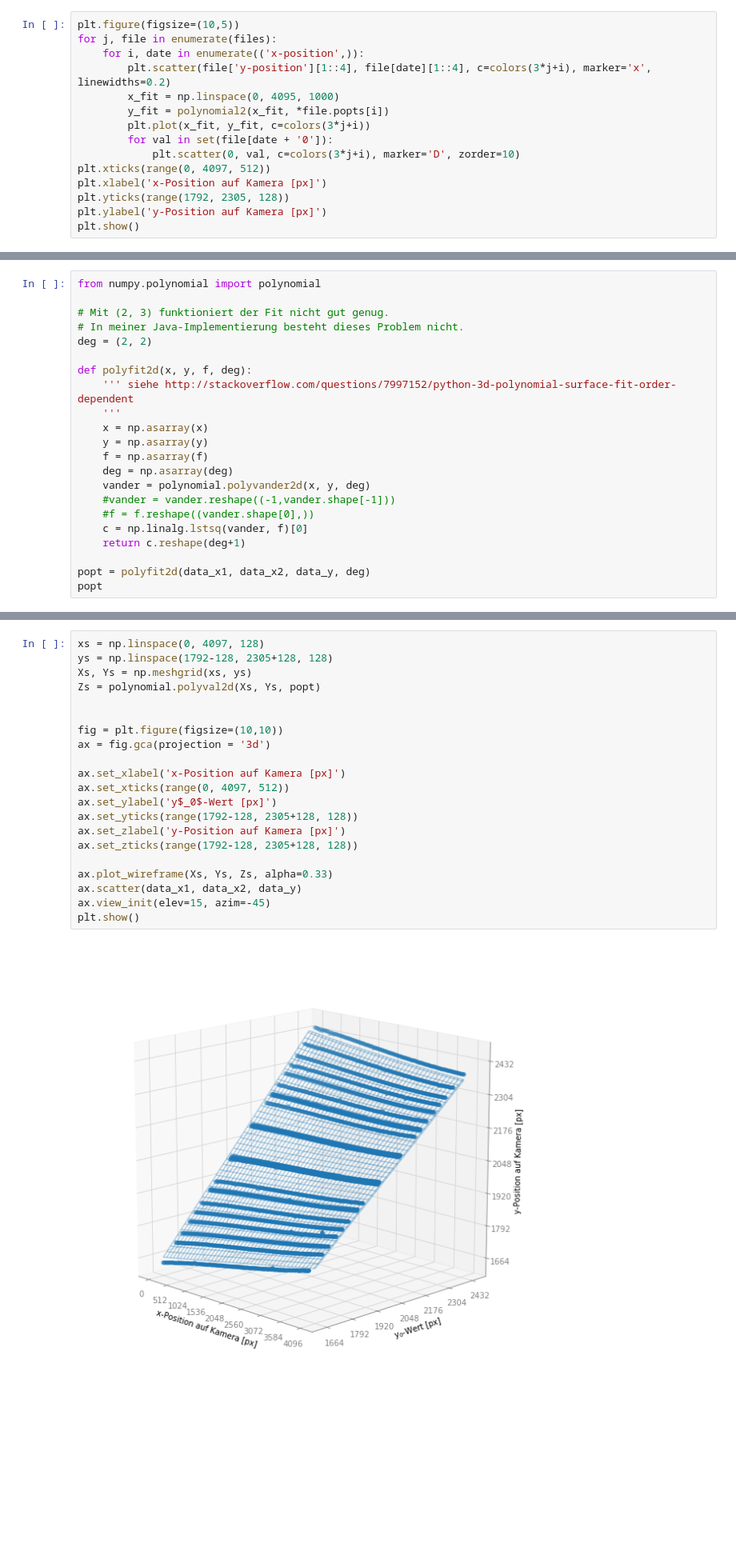
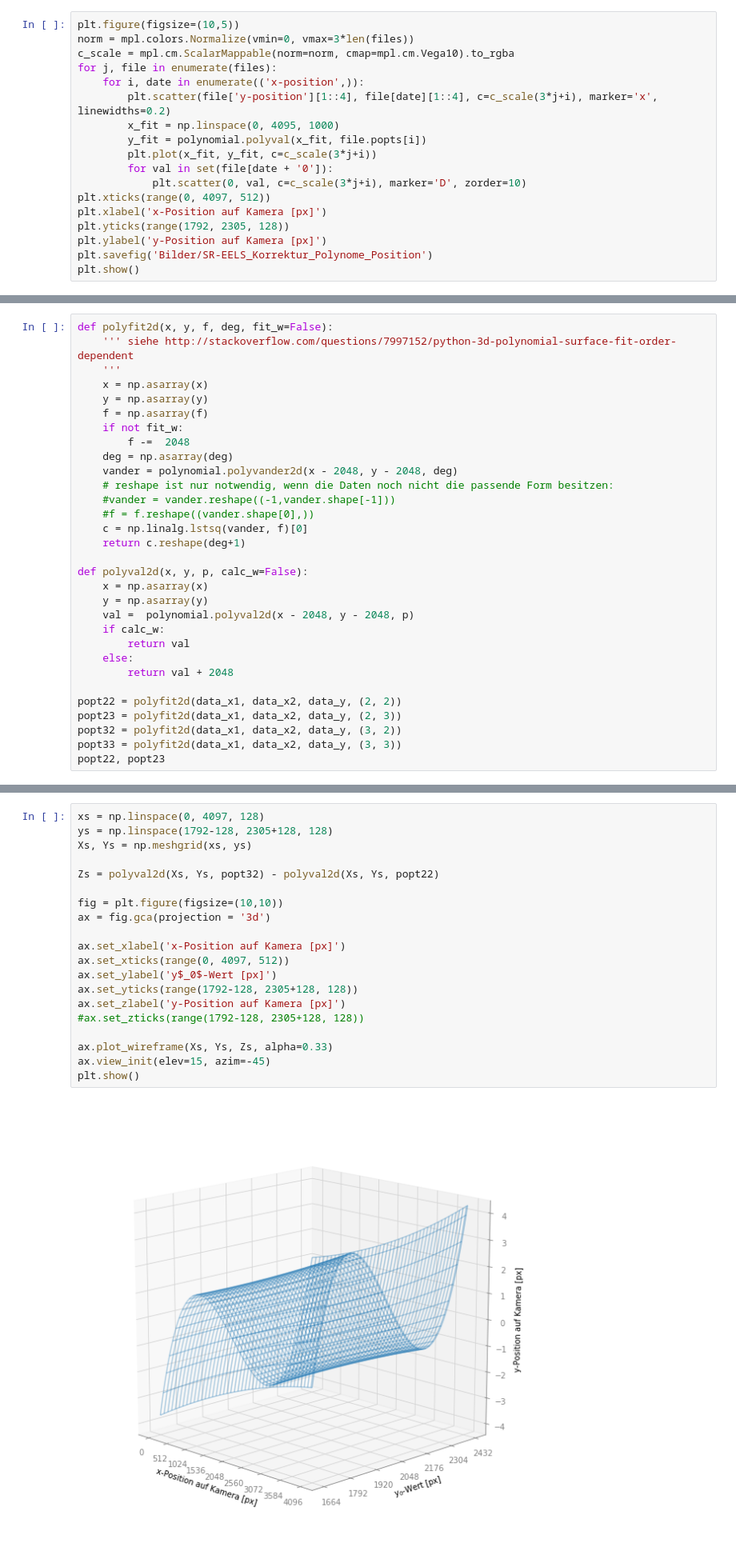
Before and after one commit to m-entrup/Dissertation, a Jupyter notebook: Jupyter-Notebooks/Kapitel3/SR-EELS-Korrektur.ipynb, the cells around one changed output, grey strips where cells are left out. Shown at 80% size. Cells and saved outputs as stored; diff of their text form; blank space fills up the shorter version.

```diff
--- a/Jupyter-Notebooks/Kapitel3/SR-EELS-Korrektur.ipynb
+++ b/Jupyter-Notebooks/Kapitel3/SR-EELS-Korrektur.ipynb
@@ -66,16 +76,19 @@ for date in ('x-position', 'left-position', 'right-position'):
 # %%
 plt.figure(figsize=(10,5))
+norm = mpl.colors.Normalize(vmin=0, vmax=3*len(files))
+c_scale = mpl.cm.ScalarMappable(norm=norm, cmap=mpl.cm.Vega10).to_rgba
 for j, file in enumerate(files):
     for i, date in enumerate(('x-position',)):
-        plt.scatter(file['y-position'][1::4], file[date][1::4], c=colors(3*j+i), marker='x', linewidths=0.2)
+        plt.scatter(file['y-position'][1::4], file[date][1::4], c=c_scale(3*j+i), marker='x', linewidths=0.2)
         x_fit = np.linspace(0, 4095, 1000)
-        y_fit = polynomial2(x_fit, *file.popts[i])
-        plt.plot(x_fit, y_fit, c=colors(3*j+i))
+        y_fit = polynomial.polyval(x_fit, file.popts[i])
+        plt.plot(x_fit, y_fit, c=c_scale(3*j+i))
         for val in set(file[date + '0']):
-            plt.scatter(0, val, c=colors(3*j+i), marker='D', zorder=10)
+            plt.scatter(0, val, c=c_scale(3*j+i), marker='D', zorder=10)
 plt.xticks(range(0, 4097, 512))
 plt.xlabel('x-Position auf Kamera [px]')
 plt.yticks(range(1792, 2305, 128))
 plt.ylabel('y-Position auf Kamera [px]')
+plt.savefig('Bilder/SR-EELS_Korrektur_Polynome_Position')
 plt.show()
 # %% [output]
@@ -107,23 +132,32 @@ plt.show()
 # %%
-from numpy.polynomial import polynomial
-
-# Mit (2, 3) funktioniert der Fit nicht gut genug.
-# In meiner Java-Implementierung besteht dieses Problem nicht.
-deg = (2, 2)
-
-def polyfit2d(x, y, f, deg):
+def polyfit2d(x, y, f, deg, fit_w=False):
     ''' siehe http://stackoverflow.com/questions/7997152/python-3d-polynomial-surface-fit-order-dependent
     '''
     x = np.asarray(x)
     y = np.asarray(y)
     f = np.asarray(f)
+    if not fit_w:
+        f -=  2048
     deg = np.asarray(deg)
-    vander = polynomial.polyvander2d(x, y, deg)
+    vander = polynomial.polyvander2d(x - 2048, y - 2048, deg)
+    # reshape ist nur notwendig, wenn die Daten noch nicht die passende Form besitzen:
     #vander = vander.reshape((-1,vander.shape[-1]))
     #f = f.reshape((vander.shape[0],))
     c = np.linalg.lstsq(vander, f)[0]
     return c.reshape(deg+1)
 
-popt = polyfit2d(data_x1, data_x2, data_y, deg)
-popt
+def polyval2d(x, y, p, calc_w=False):
+    x = np.asarray(x)
+    y = np.asarray(y)
+    val =  polynomial.polyval2d(x - 2048, y - 2048, p)
+    if calc_w:
+        return val
+    else:
+        return val + 2048
+
+popt22 = polyfit2d(data_x1, data_x2, data_y, (2, 2))
+popt23 = polyfit2d(data_x1, data_x2, data_y, (2, 3))
+popt32 = polyfit2d(data_x1, data_x2, data_y, (3, 2))
+popt33 = polyfit2d(data_x1, data_x2, data_y, (3, 3))
+popt22, popt23
 # %% [output]
@@ -133,23 +177,22 @@ array([[ -6.53200512e-03,   1.00000628e+00,  -8.47014784e-10],
 # %%
 xs = np.linspace(0, 4097, 128)
 ys = np.linspace(1792-128, 2305+128, 128)
 Xs, Ys = np.meshgrid(xs, ys)
-Zs = polynomial.polyval2d(Xs, Ys, popt)
 
+Zs = polyval2d(Xs, Ys, popt32) - polyval2d(Xs, Ys, popt22)
 
 fig = plt.figure(figsize=(10,10))
 ax = fig.gca(projection = '3d')
 
 ax.set_xlabel('x-Position auf Kamera [px]')
 ax.set_xticks(range(0, 4097, 512))
 ax.set_ylabel('y$_0$-Wert [px]')
 ax.set_yticks(range(1792-128, 2305+128, 128))
 ax.set_zlabel('y-Position auf Kamera [px]')
-ax.set_zticks(range(1792-128, 2305+128, 128))
+#ax.set_zticks(range(1792-128, 2305+128, 128))
 
 ax.plot_wireframe(Xs, Ys, Zs, alpha=0.33)
-ax.scatter(data_x1, data_x2, data_y)
 ax.view_init(elev=15, azim=-45)
 plt.show()
 # %% [output]
-[figure, old version]
+[figure, new version]
```
Also changed, not shown: parts of 38 cells of this notebook, 6 other files.
